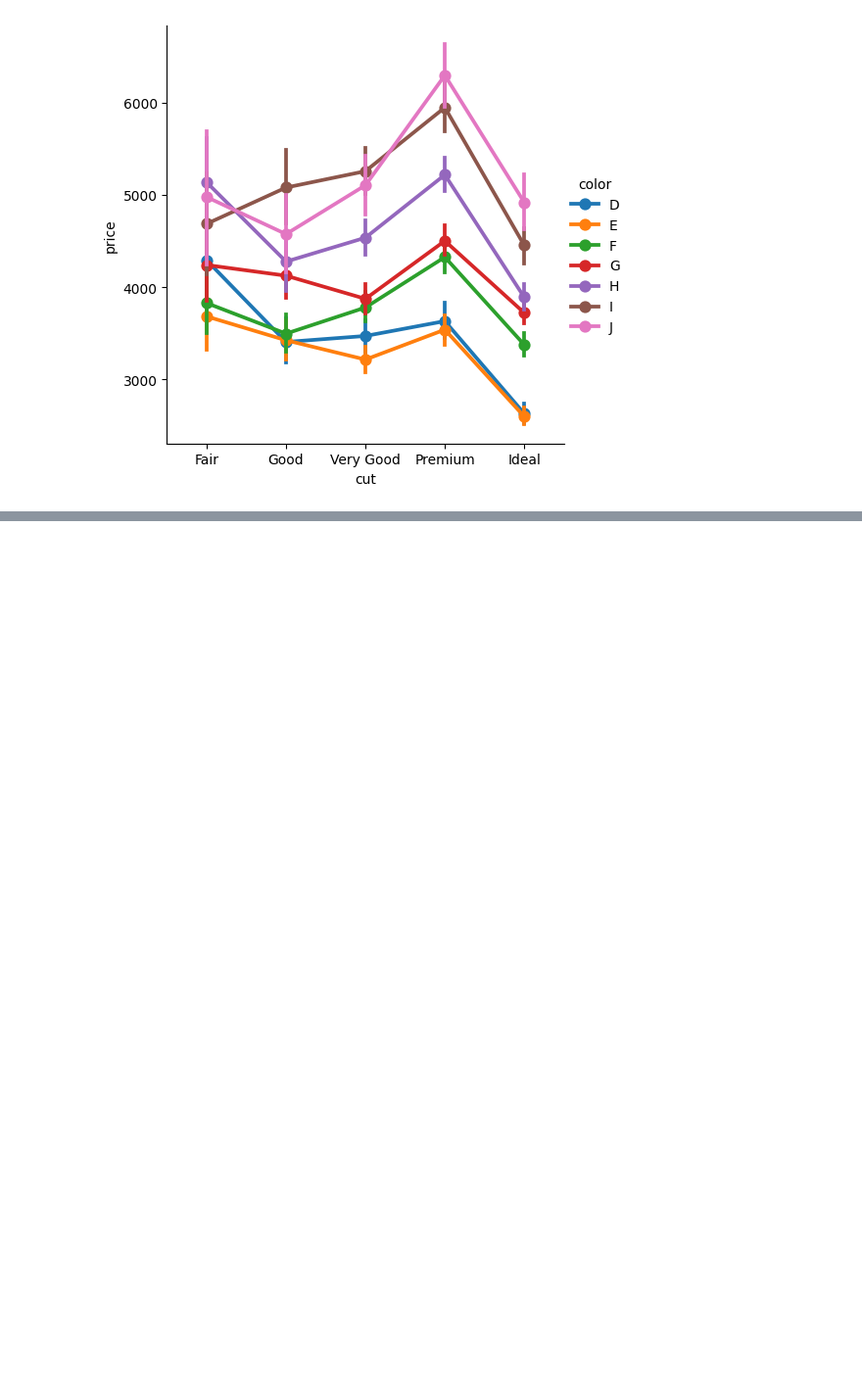
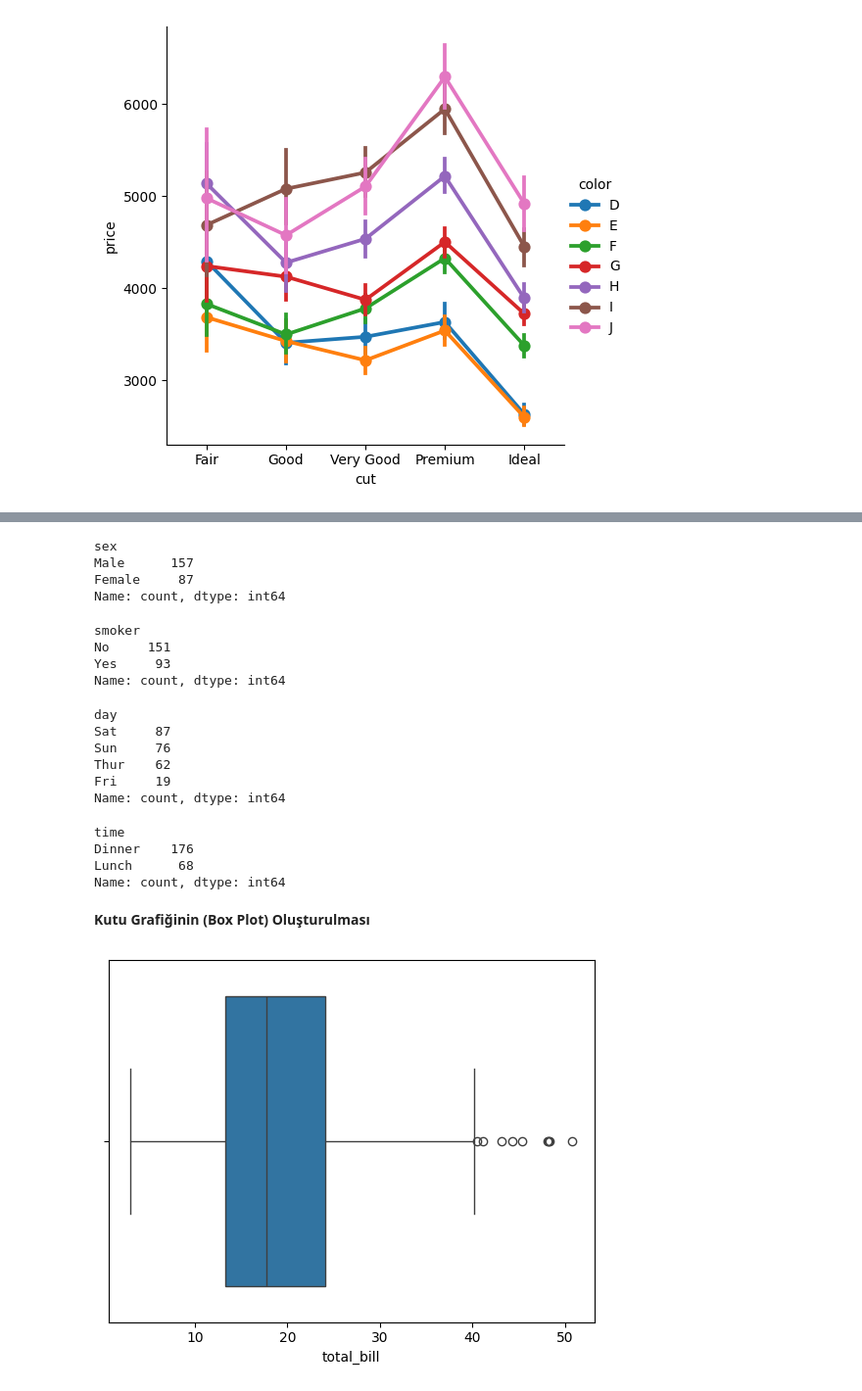
Before and after one commit to aliakbiyik/VeriGorsellestirme, a Jupyter notebook: DagilimGrafikleri.ipynb, the cells around one changed output, grey strips where cells are left out. Shown at 98% size. Saved outputs shown, nothing was run; the diff lists cells and outputs as text; code cells hidden in the pictures; blank space fills up the shorter version.

Commit message:
Box Plot

```diff
--- a/DagilimGrafikleri.ipynb
+++ b/DagilimGrafikleri.ipynb
@@ -278,0 +293,5 @@ sns.catplot(x="cut",y="price",hue="color",kind="point",data=df)
+# %%
+import seaborn as sns
+tips=sns.load_dataset("tips")
+df=tips.copy()
+df.head()
@@ -278,0 +312,38 @@ sns.catplot(x="cut",y="price",hue="color",kind="point",data=df)
+# %%
+df["sex"].value_counts()
+# %% [output]
+sex
+Male      157
+Female     87
+Name: count, dtype: int64
+# %%
+df["smoker"].value_counts()
+# %% [output]
+smoker
+No     151
+Yes     93
+Name: count, dtype: int64
+# %%
+df["day"].value_counts()
+# %% [output]
+day
+Sat     87
+Sun     76
+Thur    62
+Fri     19
+Name: count, dtype: int64
+# %%
+df["time"].value_counts()
+# %% [output]
+time
+Dinner    176
+Lunch      68
+Name: count, dtype: int64
+# %% [markdown]
+**Kutu Grafiğinin (Box Plot) Oluşturulması**
+# %%
+sns.boxplot(x=df["total_bill"]);
+#Kartiller aracılığıyla bilgi sunar.
+#Aykırı gözlem incelemelerinde yardımcı olur.
+# %% [output]
+[figure, added]
```
Also changed, not shown: parts of 15 cells of this notebook.
